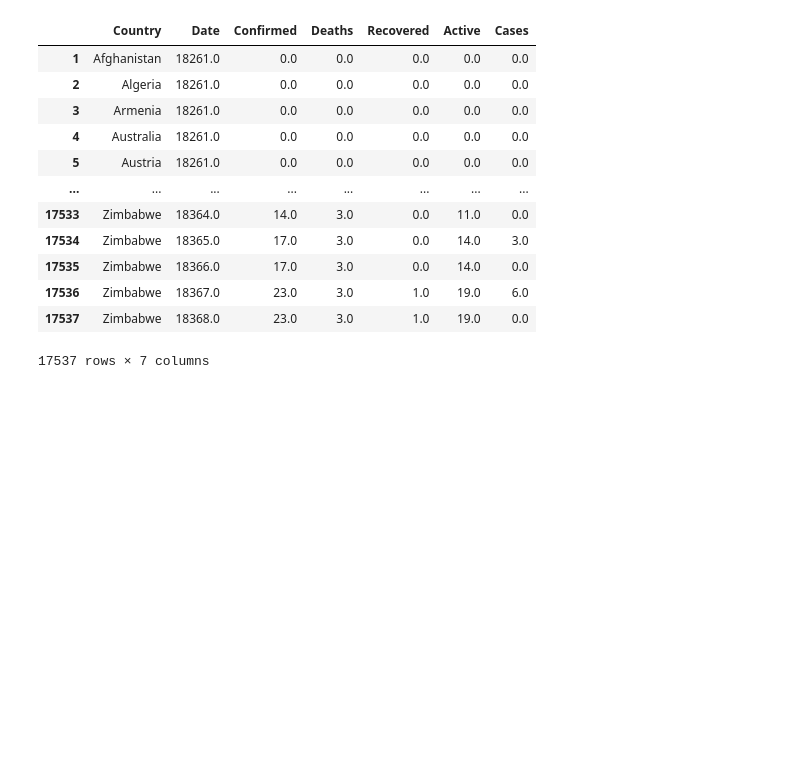
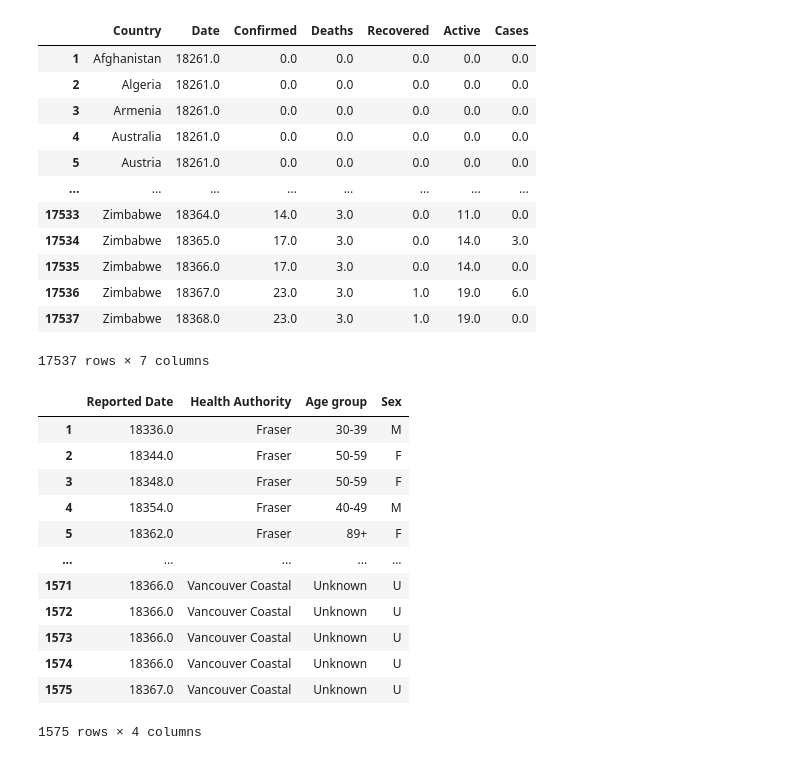
Before and after one commit to ianabc/cov19, a Jupyter notebook: R-to-py-CanCovidData.ipynb, the cells around one changed output. Drawn from its saved outputs; the diff is of its cells as text; code cells hidden in the pictures; blank space fills up the shorter version.

```diff
--- a/R-to-py-CanCovidData.ipynb
+++ b/R-to-py-CanCovidData.ipynb
@@ -71,3 +85,19 @@ CountryDF
 | 17536 | Zimbabwe | 18367.0 | 23.0 | 3.0 | 1.0 | 19.0 | 6.0 |
 | 17537 | Zimbabwe | 18368.0 | 23.0 | 3.0 | 1.0 | 19.0 | 0.0 |
 17537 rows × 7 columns
+# %%
+BCCaseDF
+# %% [output]
+|  | Reported Date | Health Authority | Age group | Sex |
+| 1 | 18336.0 | Fraser | 30-39 | M |
+| 2 | 18344.0 | Fraser | 50-59 | F |
+| 3 | 18348.0 | Fraser | 50-59 | F |
+| 4 | 18354.0 | Fraser | 40-49 | M |
+| 5 | 18362.0 | Fraser | 89+ | F |
+| ... | ... | ... | ... | ... |
+| 1571 | 18366.0 | Vancouver Coastal | Unknown | U |
+| 1572 | 18366.0 | Vancouver Coastal | Unknown | U |
+| 1573 | 18366.0 | Vancouver Coastal | Unknown | U |
+| 1574 | 18366.0 | Vancouver Coastal | Unknown | U |
+| 1575 | 18367.0 | Vancouver Coastal | Unknown | U |
+1575 rows × 4 columns
```
Also changed, not shown: parts of 4 cells of this notebook, 2 other files.
